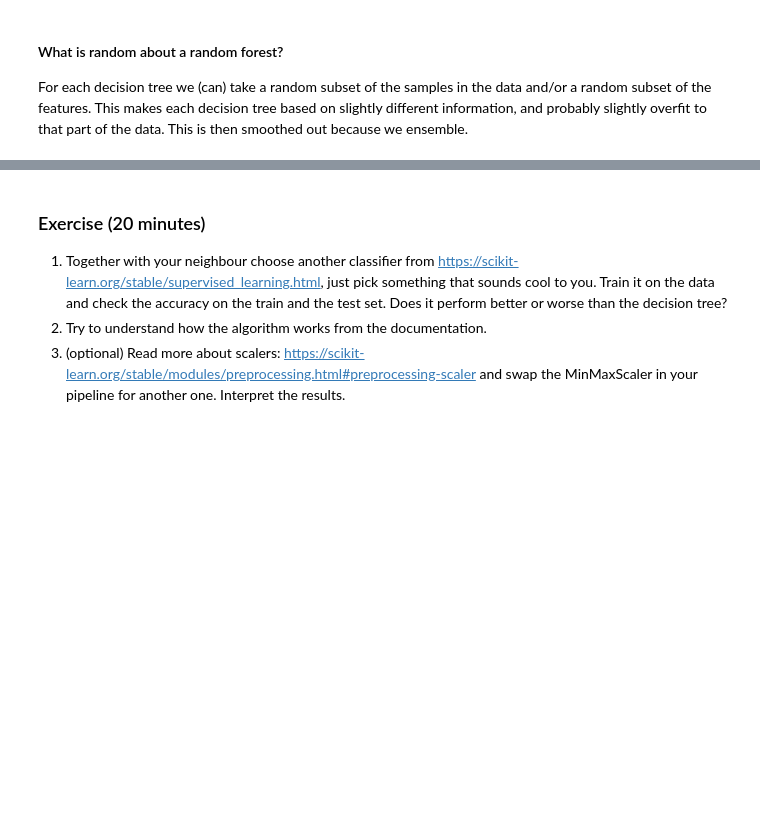
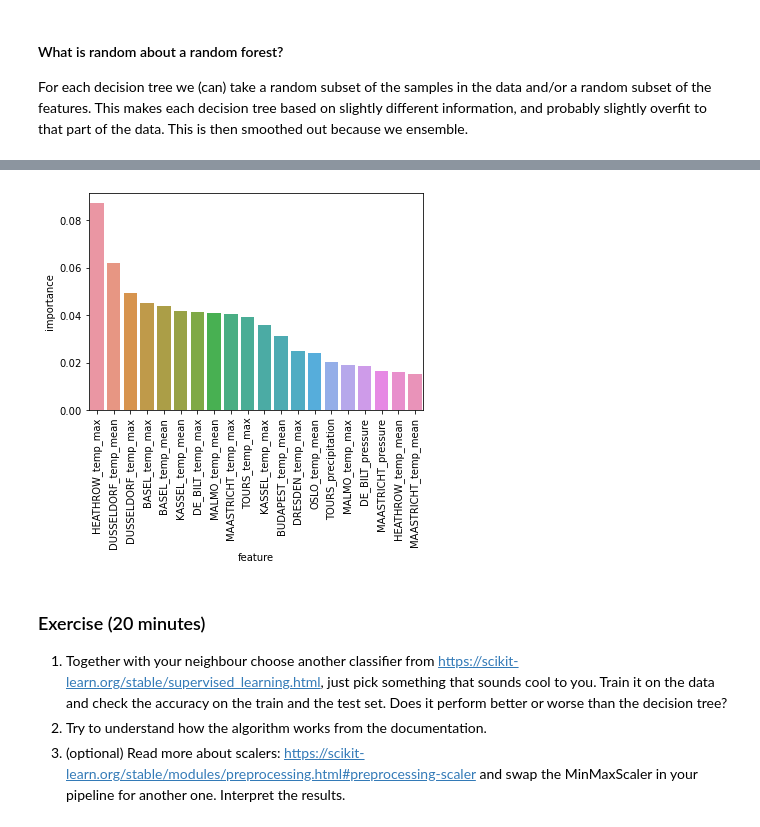
Before and after one commit to esciencecenter-digital-skills/SICSS-odissei-machine-learning, a Jupyter notebook: notebooks/3-Model-pipeline.ipynb, the cells around one changed output, grey strips where cells are left out. Cells and saved outputs as stored; diff of their text form; code cells hidden in the pictures; blank space fills up the shorter version.

Commit message:
Add feature importance to notebook

```diff
--- a/notebooks/3-Model-pipeline.ipynb
+++ b/notebooks/3-Model-pipeline.ipynb
@@ -246,3 +257,11 @@ This makes each decision tree based on slightly different information, and proba
+# %%
+importances = classifier.feature_importances_
+forest_importances = pd.DataFrame({'importance': importances, 'feature': features})
+selection = forest_importances.nlargest(20, columns=['importance'])
+_ = sns.barplot(data=selection, x='feature', y='importance')
+_ = plt.xticks(rotation=90)
+# %% [output]
+[figure, added]
 # %% [markdown]
 ### Exercise (20 minutes)
 1. Together with your neighbour choose another classifier from https://scikit-learn.org/stable/supervised_learning.html, just pick something that sounds cool to you. Train it on the data and check the accuracy on the train and the test set. Does it perform better or worse than the decision tree?
```
Also changed, not shown: parts of 7 cells of this notebook.
